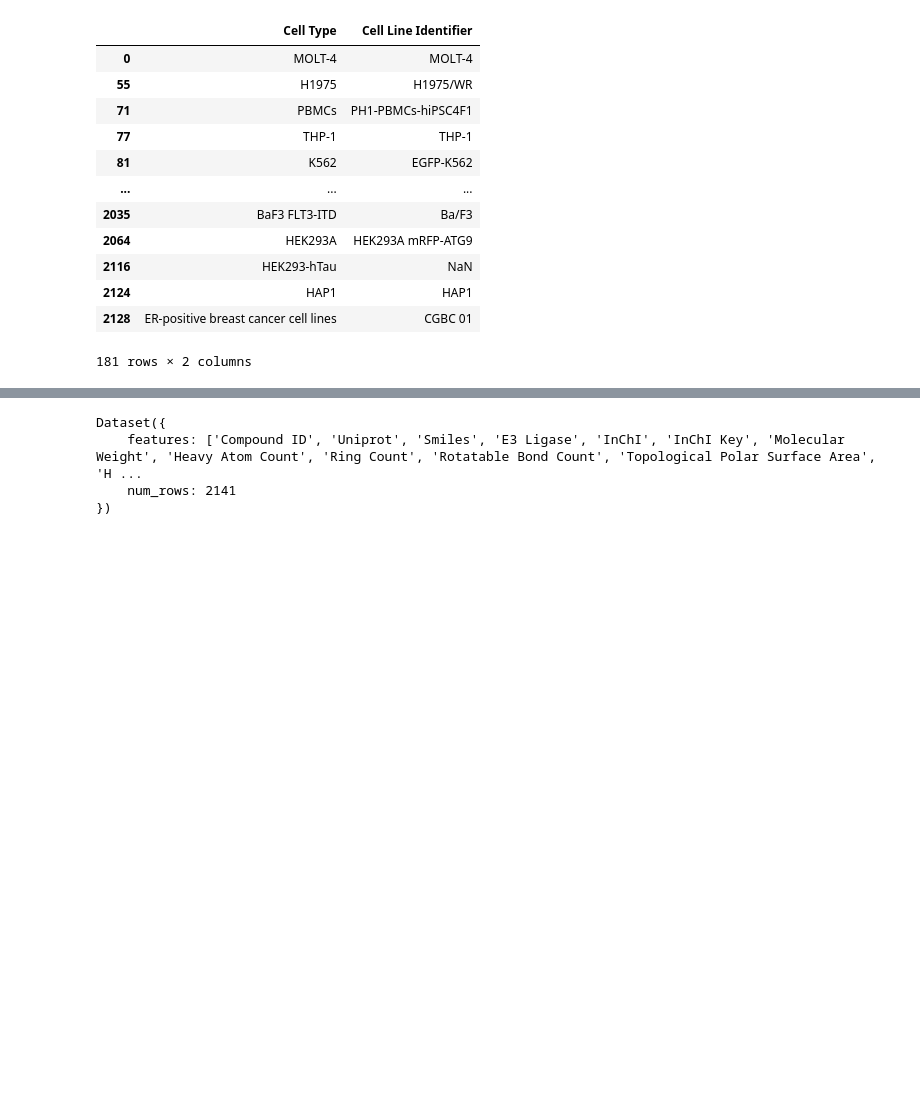
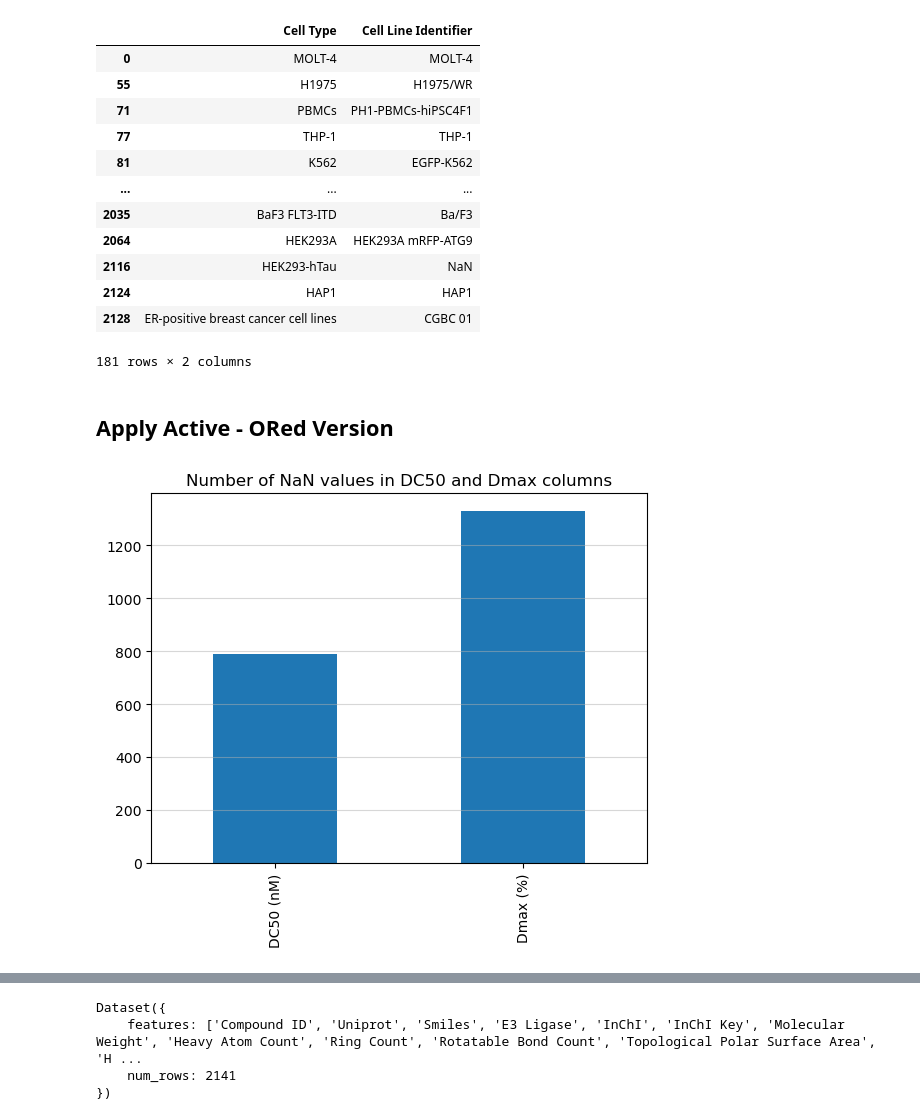
Before and after one commit to ribesstefano/PROTAC-Degradation-Predictor, a Jupyter notebook: notebooks/data_curation.ipynb, the cells around one changed output, grey strips where cells are left out. Saved outputs shown, nothing was run; the diff lists cells and outputs as text; code cells hidden in the pictures; blank space fills up the shorter version.

Commit message:
Introduced CV and ORed activity definition

```diff
--- a/notebooks/data_curation.ipynb
+++ b/notebooks/data_curation.ipynb
@@ -1300,3 +1324,20 @@ merged_df[['Cell Type', 'Cell Line Identifier']].drop_duplicates()
 | 2124 | HAP1 | HAP1 |
 | 2128 | ER-positive breast cancer cell lines | CGBC 01 |
 181 rows × 2 columns
+# %% [markdown]
+## Apply Active - ORed Version
+# %%
+merged_df['Active - OR'] = merged_df.apply(
+    lambda row: is_active(row['DC50 (nM)'], row['Dmax (%)'], oring=True), axis=1,
+)
+# %%
+# Plot the number of
+
+# Plot the number of NaN values in Dmax and DC50 columns
+tmp = merged_df[['DC50 (nM)', 'Dmax (%)']].isna().sum()
+tmp.plot(kind='bar')
+plt.title('Number of NaN values in DC50 and Dmax columns')
+plt.grid(axis='y', alpha=0.5)
+plt.show()
+# %% [output]
+[figure, added]
```
Also changed, not shown: parts of 12 cells of this notebook, 1 other file.
